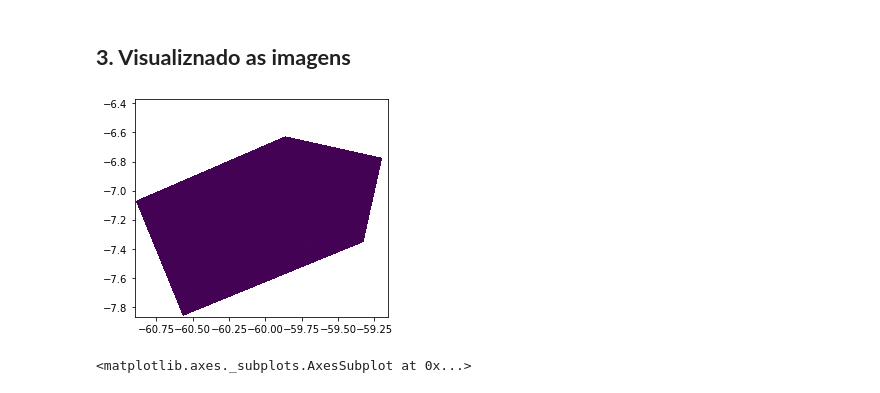
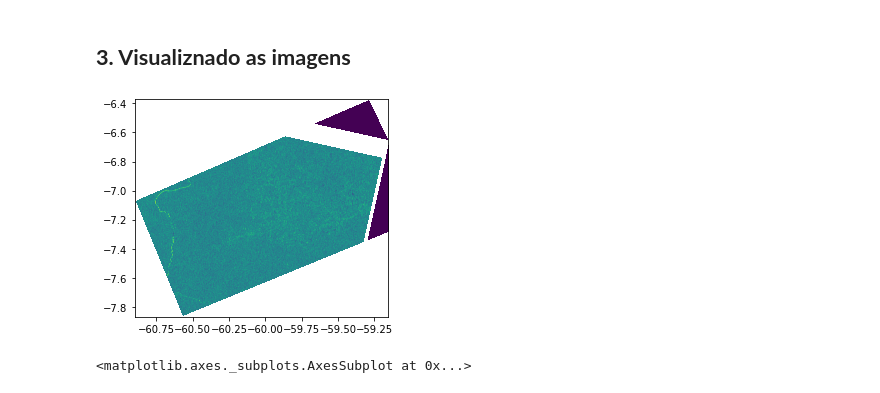
Before and after one commit to danielleitesoares/tccuea, a Jupyter notebook: teste_tif.ipynb, the cells around one changed output. Saved outputs shown, nothing was run; the diff lists cells and outputs as text; code cells hidden in the pictures.

```diff
--- a/teste_tif.ipynb
+++ b/teste_tif.ipynb
@@ -88,0 +44,12 @@ array([[[0., 0., 0., ..., 0., 0., 0.],
+# %%
+expo_dprvi = r'/content/drive/MyDrive/TCC/dataset_imagens/imagens_recortadas/expo_dprvi.tif'
+expo_sigma0 = r'/content/drive/MyDrive/TCC/dataset_imagens/imagens_recortadas/expo_sigma0.tif'
+expo_entr_alpha = r'/content/drive/MyDrive/TCC/dataset_imagens/imagens_recortadas/expo_entr_alpha.tif'
+expo_poligonos = r'/content/drive/MyDrive/TCC/dataset_imagens/imagens_recortadas/expo_poligonos.tif'
+expo_razao_VH_VV = r'/content/drive/MyDrive/TCC/dataset_imagens/imagens_recortadas/expo_razao_VH_VV.tif'
+# %%
+ds_expo_dprvi= rasterio.open(expo_dprvi)
+ds_expo_sigma0 = rasterio.open(expo_sigma0)
+ds_expo_entr_alpha = rasterio.open(expo_entr_alpha)
+ds_expo_poligonos = rasterio.open(expo_poligonos)
+ds_expo_razao_VH_VV = rasterio.open(expo_razao_VH_VV)
@@ -103,7 +146,7 @@ ds_export_r_sigma.meta
 # %% [markdown]
 ## **3. Visualiznado as imagens**
 # %%
-show(ds_exp_m_sigma0)
+show(ds_expo_dprvi)
 # %% [output]
-[figure, old version]
+[figure, new version]
 <matplotlib.axes._subplots.AxesSubplot at 0x...>
```
Also changed, not shown: parts of 18 cells of this notebook.
